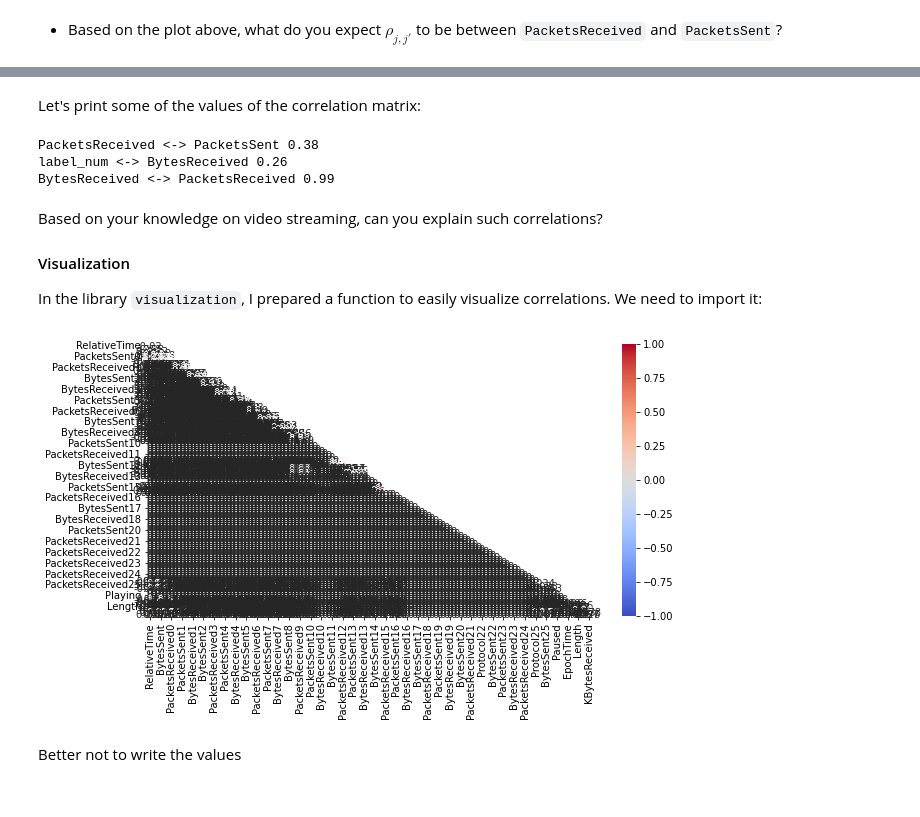
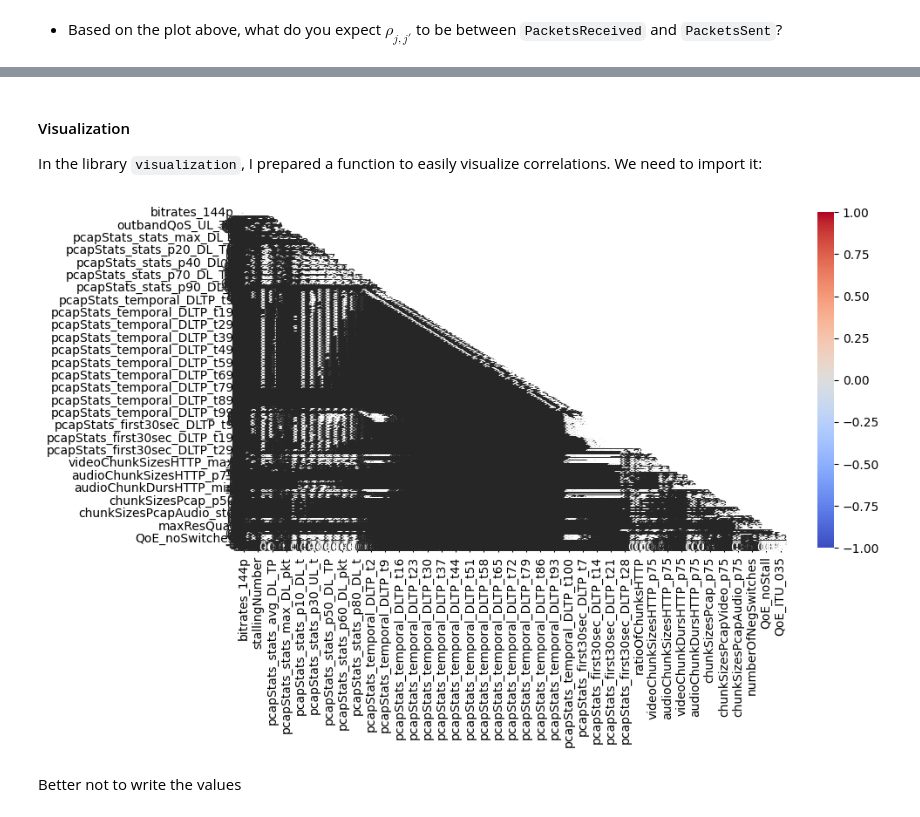
Before and after one commit to Mimilv1/NET4550, a Jupyter notebook: Analyse/projet_exploration.ipynb, the cells around one changed output, grey strips where cells are left out. Saved outputs shown, nothing was run; the diff lists cells and outputs as text; code cells hidden in the pictures.

```diff
--- a/Analyse/projet_exploration.ipynb
+++ b/Analyse/projet_exploration.ipynb
@@ -36,5 +41,5 @@ dataset.csv
 # %%
-df = pd.read_csv('dataset.csv')
+df = pd.read_csv('../material/dataset.csv')
 # %%
 df.head(n=11)
 # %% [output]
@@ -396,17 +422,17 @@ Unfortunately, `label` is not plotted, since it is not numeric. Let us transform
 # %%
 # Let us write our replacing function
 def replace_function(label_text):
-    if label_text=='q1080p':
+    if label_text=='bitrates_1080p':
         return 1080
-    elif label_text=='q720p':
+    elif label_text=='bitrates_720p':
         return 720
-    elif label_text=='q480p':
+    elif label_text=='bitrates_480p':
         return 480
-    elif label_text=='q360p':
+    elif label_text=='bitrates_360p':
         return 360
-    elif label_text=='q240p':
+    elif label_text=='bitrates_240p':
         return 240
-    elif label_text=='q144p':
+    elif label_text=='bitrates_144p':
         return 144
     else :
         return 0
@@ -484,30 +522,11 @@ NameError: name 'corrmatrix' is not defined
-# %% [markdown]
-Let's print some of the values of the correlation matrix:
-# %%
-print("PacketsReceived <-> PacketsSent",
-    corrmatrix['PacketsReceived']['PacketsSent'] )
-
-print("label_num <-> BytesReceived",
-    corrmatrix['label_num']['BytesReceived'] )
-
-
-print("BytesReceived <-> PacketsReceived",
-    corrmatrix['BytesReceived']['PacketsReceived'] )
-# %% [output]
-PacketsReceived <-> PacketsSent 0.38
-label_num <-> BytesReceived 0.26
-BytesReceived <-> PacketsReceived 0.99
 # %% [markdown]
-Based on your knowledge on video streaming, can you explain such correlations?
-
-
 #### Visualization
 In the library `visualization`, I prepared a function to easily visualize correlations. We need to import it:
 # %%
-visualization.plot_corr(df_cleaned, width=10, height=5,
+visualization.plot_corr(df, width=10, height=5,
                         print_value=True)
 # %% [output]
-[figure, old version]
+[figure, new version]
 # %% [markdown]
 Better not to write the values
 # %%
```
Also changed, not shown: parts of 42 cells of this notebook, 6 other files.
